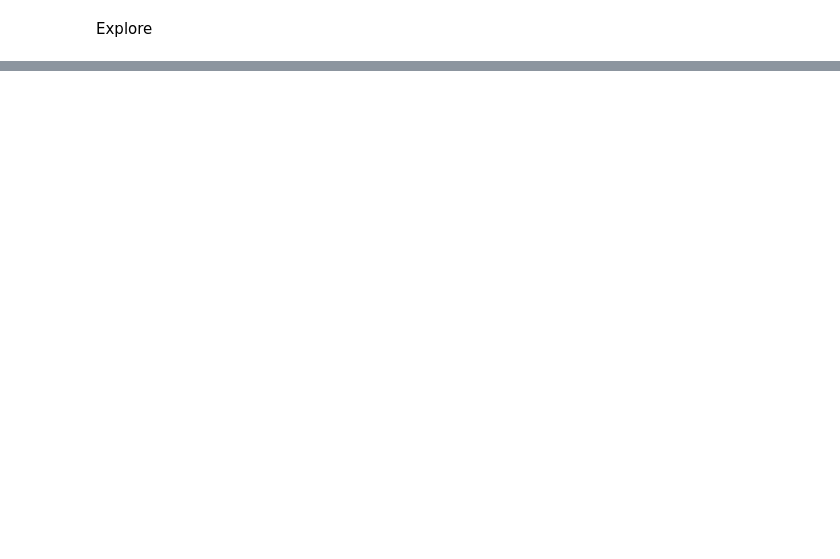
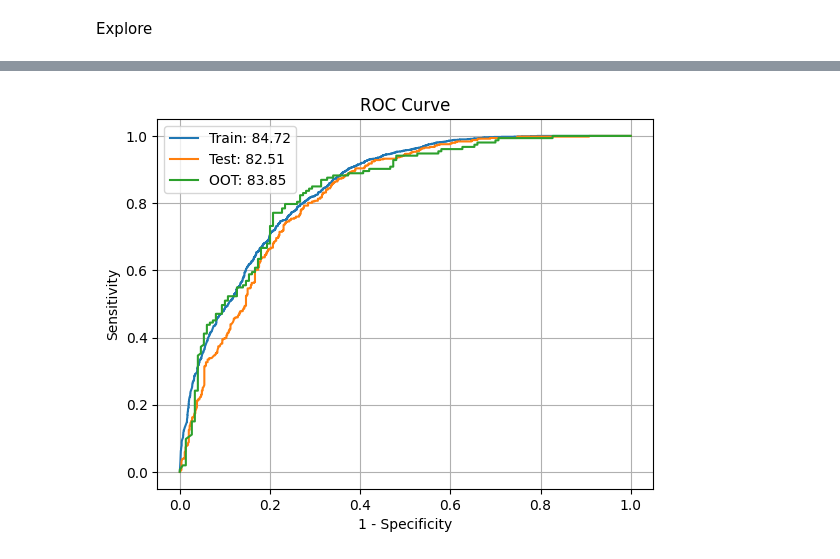
Before and after one commit to renancasalle/ml-4-poneis, a Jupyter notebook: churn/train.ipynb, the cells around one changed output, grey strips where cells are left out. Cells and saved outputs as stored; diff of their text form; code cells hidden in the pictures; blank space fills up the shorter version.

Commit message:
feat grid search and fix train/test metrics

```diff
--- a/churn/train.ipynb
+++ b/churn/train.ipynb
@@ -92,7 +184,5 @@ from sklearn import ensemble
 # model = linear_model.LogisticRegression(penalty=None, max_iter=1000, random_state=42)
 #model = naive_bayes.BernoulliNB()
 model = ensemble.RandomForestClassifier(random_state=42,
-                                        min_samples_leaf=20,
-                                        n_jobs=-1,
-                                        n_estimators=100
+                                        n_jobs=2,
                                         )
@@ -169,13 +306,19 @@ AUC no OOT: 84.15%
 # %%
 import matplotlib.pyplot as plt
 
 plt.plot(roc_train[0], roc_train[1])
 plt.plot(roc_test[0], roc_test[1])
 plt.plot(roc_oot[0], roc_oot[1])
 plt.grid(True)
 plt.title('ROC Curve')
+plt.xlabel('1 - Specificity')
+plt.ylabel('Sensitivity')
 plt.legend([
-    f'Train: {auc_train:.2f}',
-    f'Test: {auc_test:.2f}',
-    f'OOT: {auc_oot:.2f}',
+    f'Train: {100*auc_train:.2f}',
+    f'Test: {100*auc_test:.2f}',
+    f'OOT: {100*auc_oot:.2f}',
 ])
+
+plt.show()
+# %% [output]
+[figure, added]
```
Also changed, not shown: parts of 12 cells of this notebook.
